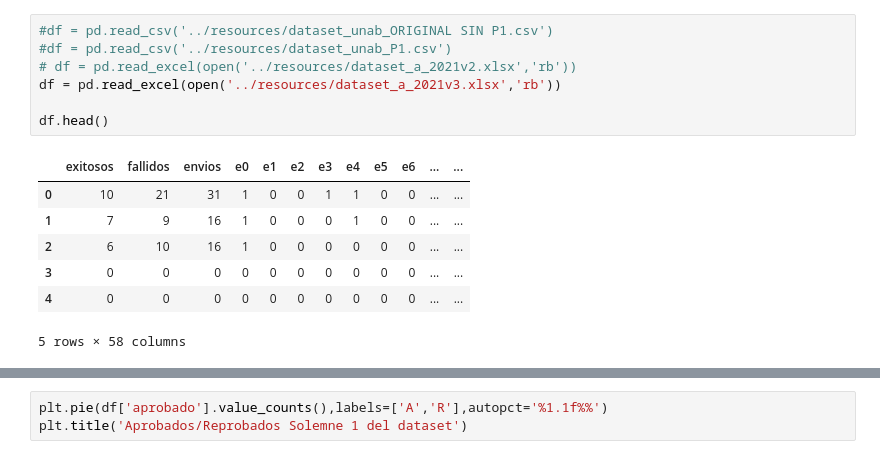
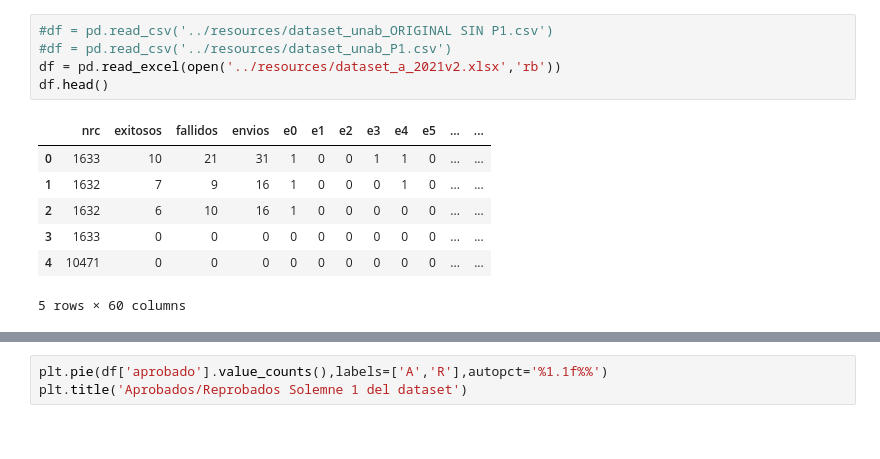
Before and after one commit to tonporaqui/tesis, a Jupyter notebook: notebooks/bnlearn.ipynb, the cells around one changed output, grey strips where cells are left out. Drawn from its saved outputs; the diff is of its cells as text.

```diff
--- a/notebooks/bnlearn.ipynb
+++ b/notebooks/bnlearn.ipynb
@@ -44,15 +18,13 @@ Podemos observar que el dataFrame existesten una gran variedad de columnas:
 # %%
 #df = pd.read_csv('../resources/dataset_unab_ORIGINAL SIN P1.csv')
 #df = pd.read_csv('../resources/dataset_unab_P1.csv')
-# df = pd.read_excel(open('../resources/dataset_a_2021v2.xlsx','rb'))
-df = pd.read_excel(open('../resources/dataset_a_2021v3.xlsx','rb'))
-
+df = pd.read_excel(open('../resources/dataset_a_2021v2.xlsx','rb'))
 df.head()
 # %% [output]
-|  | exitosos | fallidos | envios | e0 | e1 | e2 | e3 | e4 | e5 | e6 | ... | ... |
-| 0 | 10 | 21 | 31 | 1 | 0 | 0 | 1 | 1 | 0 | 0 | ... | ... |
-| 1 | 7 | 9 | 16 | 1 | 0 | 0 | 0 | 1 | 0 | 0 | ... | ... |
-| 2 | 6 | 10 | 16 | 1 | 0 | 0 | 0 | 0 | 0 | 0 | ... | ... |
-| 3 | 0 | 0 | 0 | 0 | 0 | 0 | 0 | 0 | 0 | 0 | ... | ... |
-| 4 | 0 | 0 | 0 | 0 | 0 | 0 | 0 | 0 | 0 | 0 | ... | ... |
+|  | nrc | exitosos | fallidos | envios | e0 | e1 | e2 | e3 | e4 | e5 | ... | ... |
+| 0 | 1633 | 10 | 21 | 31 | 1 | 0 | 0 | 1 | 1 | 0 | ... | ... |
+| 1 | 1632 | 7 | 9 | 16 | 1 | 0 | 0 | 0 | 1 | 0 | ... | ... |
+| 2 | 1632 | 6 | 10 | 16 | 1 | 0 | 0 | 0 | 0 | 0 | ... | ... |
+| 3 | 1633 | 0 | 0 | 0 | 0 | 0 | 0 | 0 | 0 | 0 | ... | ... |
+| 4 | 10471 | 0 | 0 | 0 | 0 | 0 | 0 | 0 | 0 | 0 | ... | ... |
-5 rows × 58 columns
+5 rows × 60 columns
```
Also changed, not shown: parts of 42 cells of this notebook, 2 other files.
